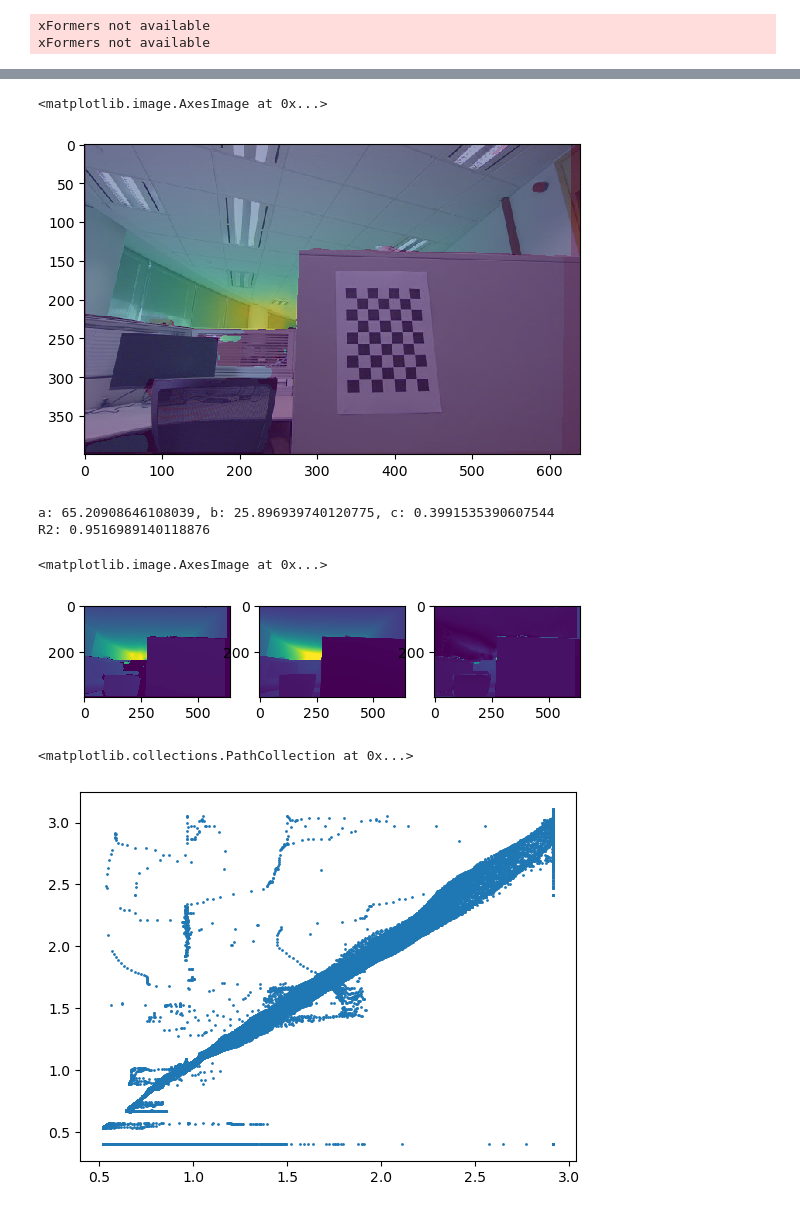
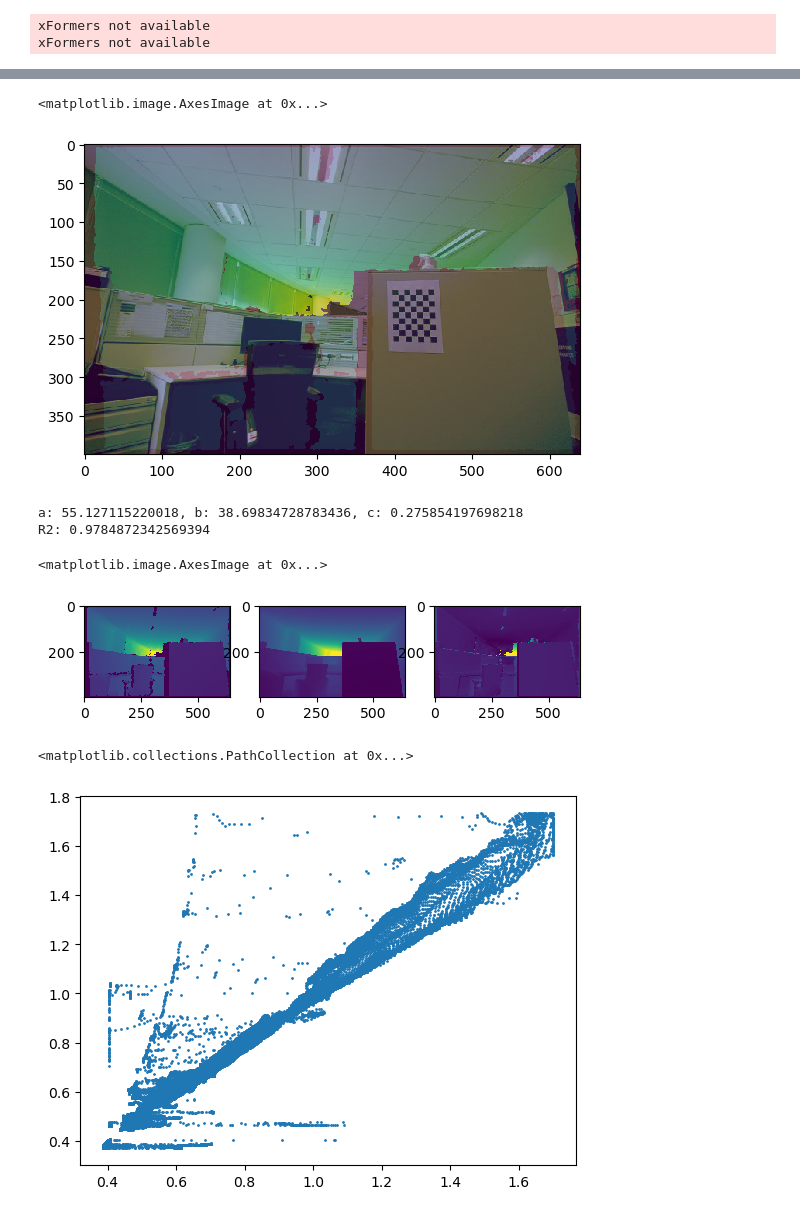
Before and after one commit to tauzn-clock/deep-stereo, a Jupyter notebook: scripts/best_fit.ipynb, the cells around one changed output, grey strips where cells are left out. Saved outputs shown, nothing was run; the diff lists cells and outputs as text; code cells hidden in the pictures.

```diff
--- a/scripts/best_fit.ipynb
+++ b/scripts/best_fit.ipynb
@@ -1,5 +1,6 @@
 # %%
 import os
+import json
 import torch
 import numpy as np
 import rosbag
@@ -8,8 +9,11 @@ import custom_utils.data_conversion as data_conversion
 import custom_utils.depth_anything_interface as depth_anything_interface
 import numpy as np
 
-DATAFILE = "/scratchdata/stationary"
+DATAFILE = "/scratchdata/stationary_2L"
 FRAME_INDEX = 0
+CAMERA_JSON = "/scratchdata/gemini_2l.json"
+with open(CAMERA_JSON, 'r') as f:
+    CAMERA_DATA = json.load(f)
 DEVICE = 'cuda' if torch.cuda.is_available() else 'mps' if torch.backends.mps.is_available() else 'cpu'
 MODEL = depth_anything_interface.get_model(DEVICE)
 # %% [output]
@@ -36,7 +40,7 @@ wait = 0
 
 for topic, msg, t in bag.read_messages(topics=["/camera/depth/image_raw"]):
     if wait == FRAME_INDEX:
-        depth = data_conversion.topic_to_depth(msg)
+        depth = data_conversion.topic_to_depth(msg, CAMERA_DATA)
         break
     wait += 1
 
@@ -50,11 +54,11 @@ plt.imshow(depth)
 plt.imshow(img, alpha=0.5)
 # %% [output]
 <matplotlib.image.AxesImage at 0x...>
-[figure, old version]
+[figure, new version]
 # %%
 est_depth = MODEL.infer_image(np.array(img)) # HxW raw depth map in numpy
 
-pred_depth, popt = depth_anything_interface.get_pred_depth(depth, est_depth, verbose=True)
+pred_depth, popt = depth_anything_interface.get_pred_depth(depth, est_depth, CAMERA_DATA, verbose=True)
 
 fig, axs = plt.subplots(1, 3)
 
@@ -66,18 +70,18 @@ axs[1].imshow(pred_normalised)
 diff = abs(depth_normalised - pred_normalised)
 axs[2].imshow(diff)
 # %% [output]
-a: 65.20908646108039, b: 25.896939740120775, c: 0.3991535390607544
-R2: 0.9516989140118876
+a: 55.127115220018, b: 38.69834728783436, c: 0.275854197698218
+R2: 0.9784872342569394
 <matplotlib.image.AxesImage at 0x...>
-[figure, old version]
+[figure, new version]
 # %%
 depth_flatten = depth.flatten()
 est_depth_flatten = est_depth.flatten()
 #Ignore pixels with 0 depth in depth image
-est_depth_flatten = est_depth_flatten[depth_flatten!=0]
-depth_flatten = depth_flatten[depth_flatten!=0]
+est_depth_flatten = est_depth_flatten[depth_flatten!=CAMERA_DATA["min_range"]]
+depth_flatten = depth_flatten[depth_flatten!=CAMERA_DATA["min_range"]]
 
 plt.scatter(depth_anything_interface.estimated_depth_model(est_depth_flatten, popt[0], popt[1], popt[2]), depth_flatten, s=1)
 # %% [output]
 <matplotlib.collections.PathCollection at 0x...>
-[figure, old version]
+[figure, new version]
```
Also changed, not shown: parts of 2 cells of this notebook, 2 other files.
